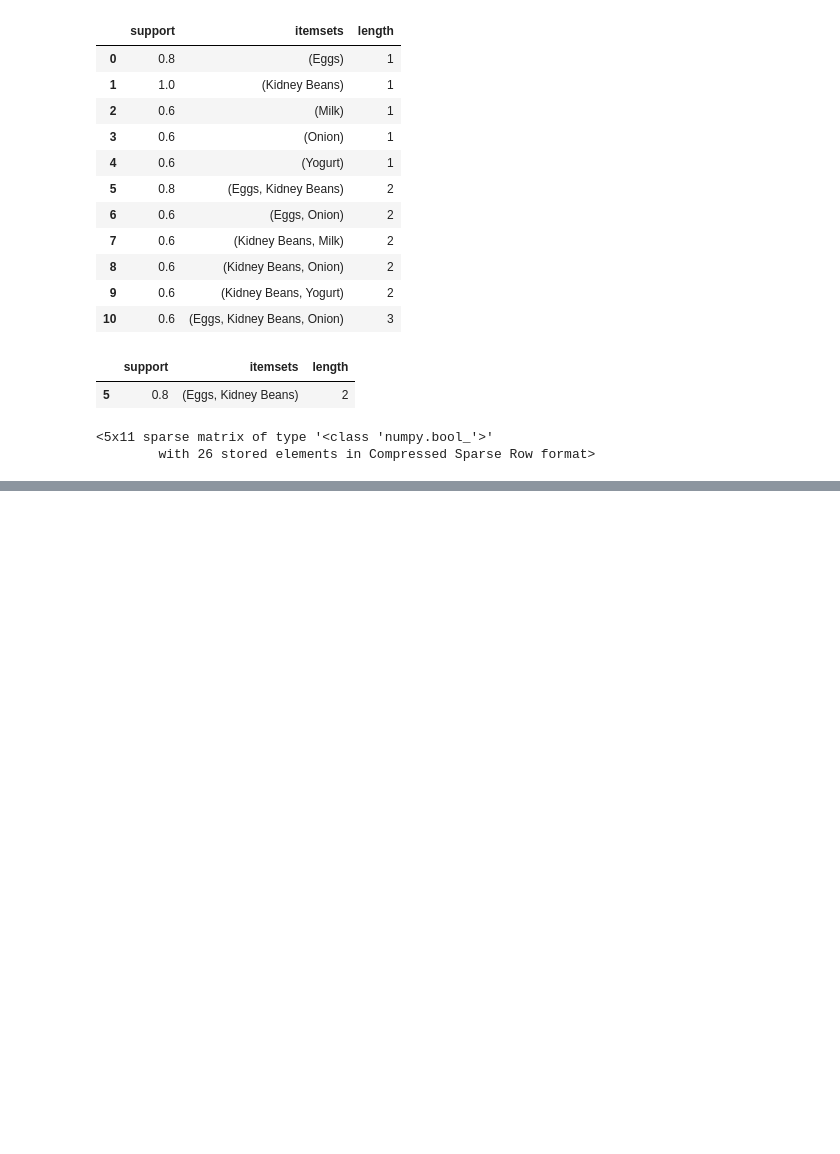
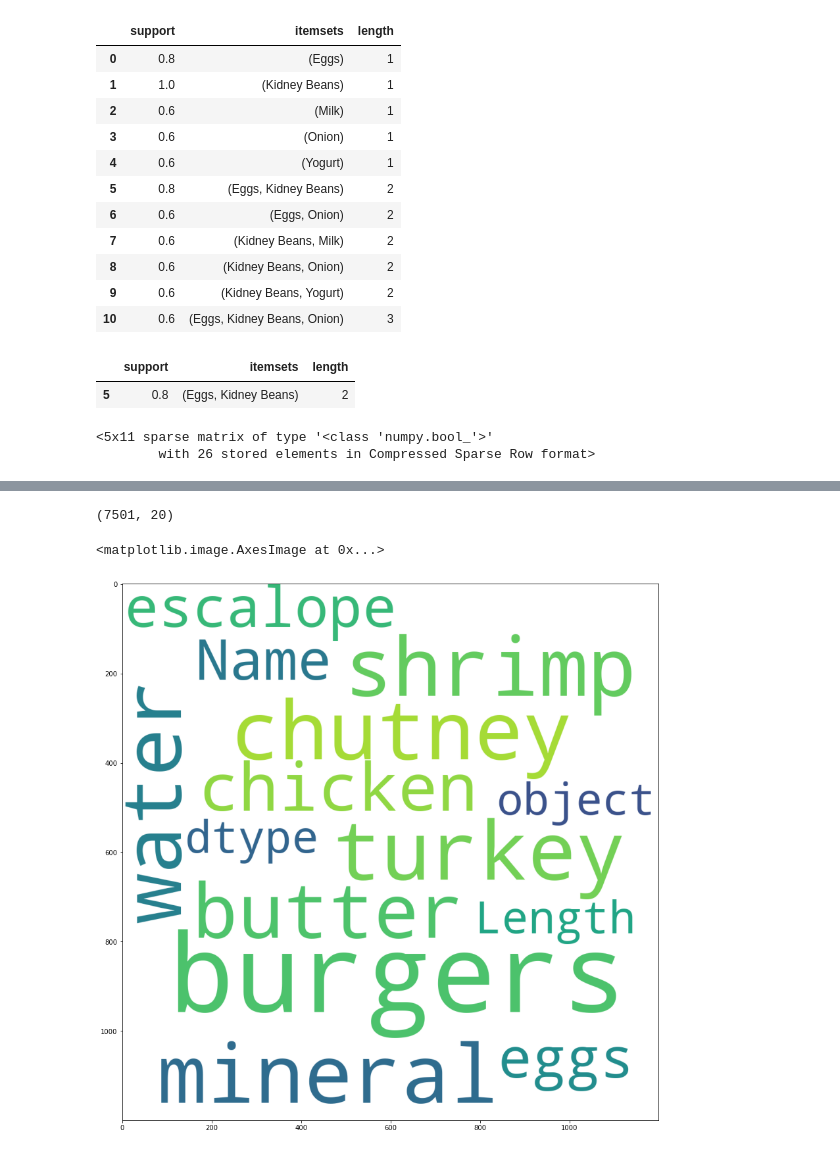
Before and after one commit to ineed-coffee/multicampus-AI-engineering, a Jupyter notebook: AI 학습을 위한 데이터 가공 및 시각화/20.09.16/test0916.ipynb, the cells around one changed output, grey strips where cells are left out. Cells and saved outputs as stored; diff of their text form; code cells hidden in the pictures; blank space fills up the shorter version.

```diff
--- a/AI 학습을 위한 데이터 가공 및 시각화/20.09.16/test0916.ipynb
+++ b/AI 학습을 위한 데이터 가공 및 시각화/20.09.16/test0916.ipynb
@@ -169,0 +188,5 @@ te.fit(dataset).transform(dataset,sparse=True)
+# %%
+data = pd.read_csv('d:/downloads/Market_Basket_Optimisation.csv',header=None)
+data.shape
+# %% [output]
+(7501, 20)
@@ -169,0 +197,10 @@ te.fit(dataset).transform(dataset,sparse=True)
+# %%
+plt.rcParams['figure.figsize']=(15,15)
+# %%
+word_cloud = WordCloud(background_color='white',
+                       width=1200,height=1200,
+                       max_words=120).generate(str(data[0]))
+plt.imshow(word_cloud)
+# %% [output]
+<matplotlib.image.AxesImage at 0x...>
+[figure, added]
```
Also changed, not shown: parts of 5 cells of this notebook.
